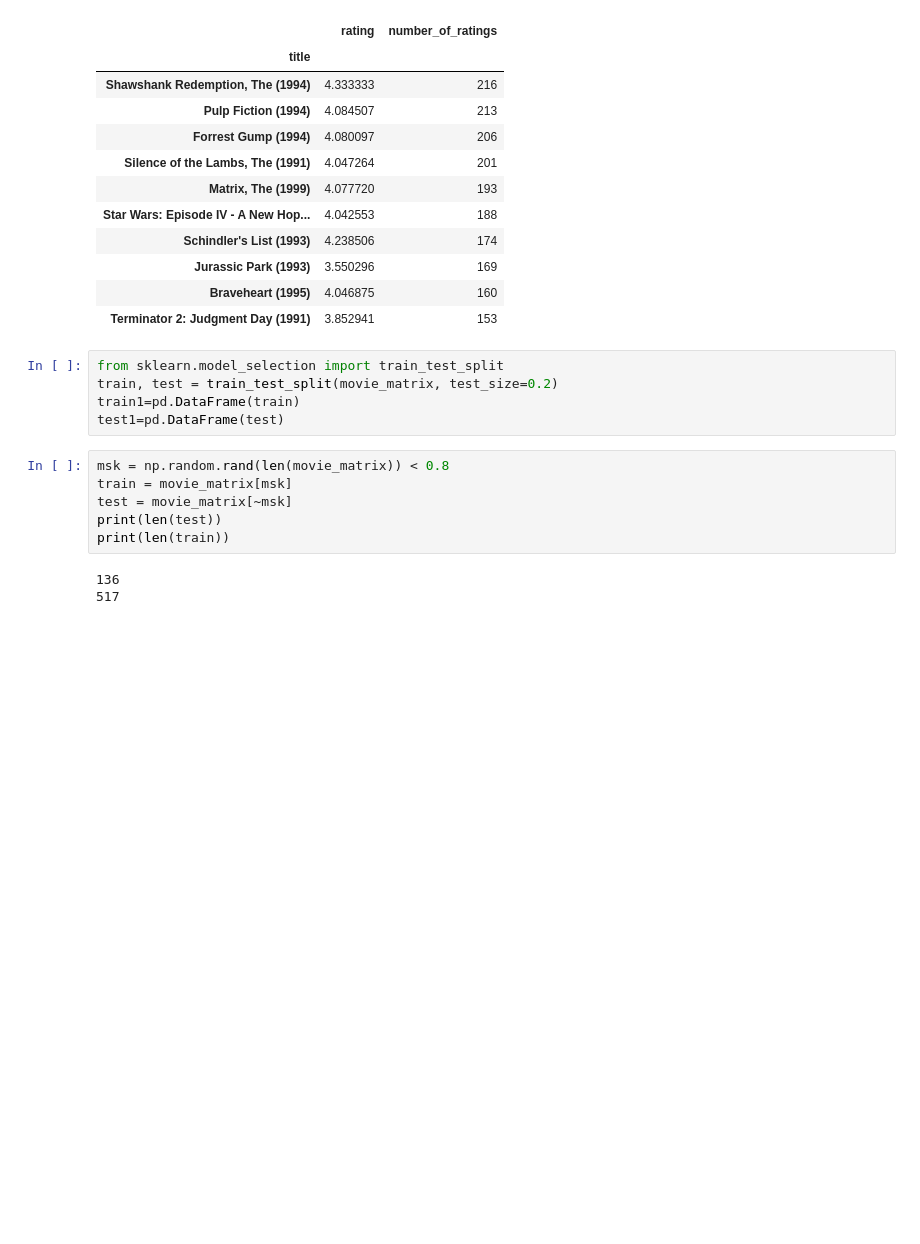
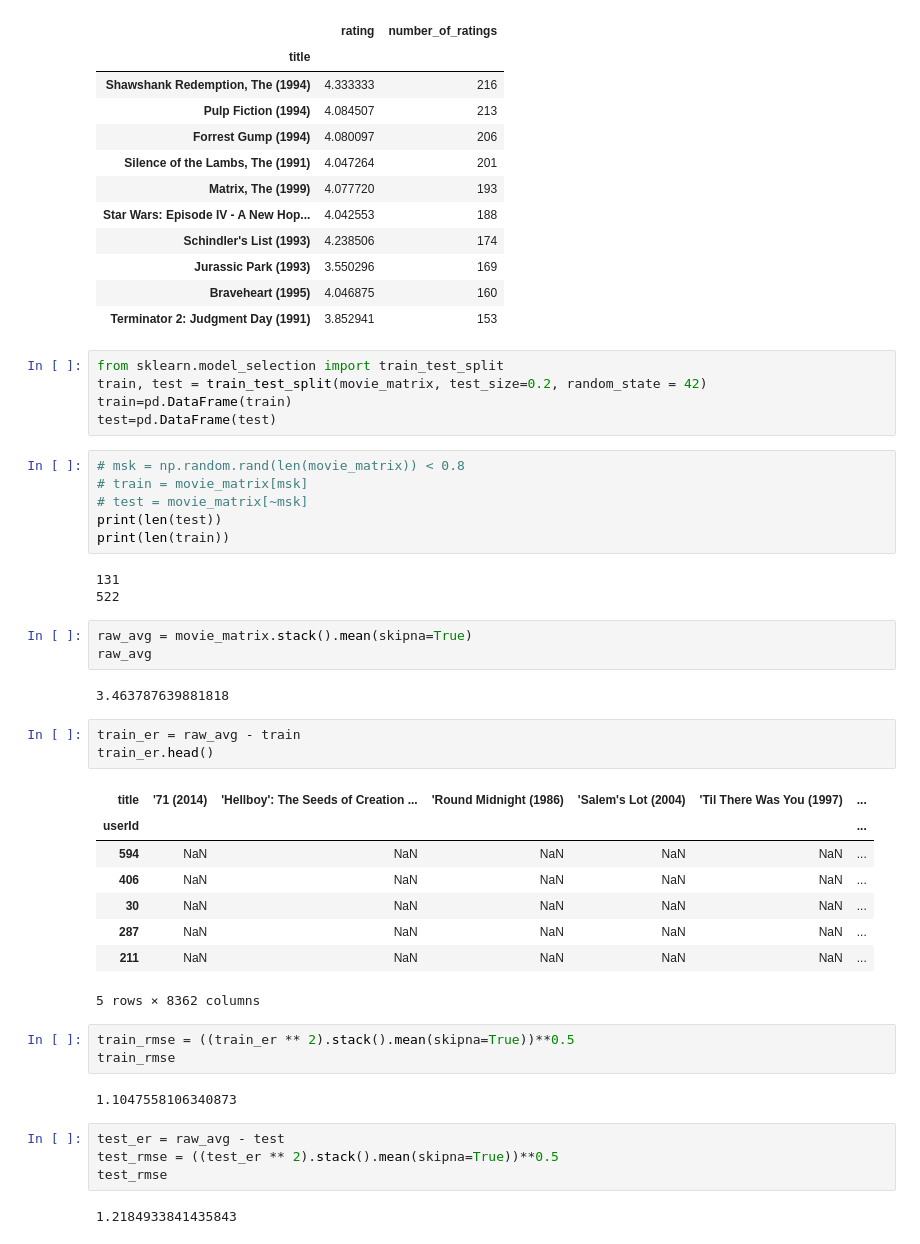
Before and after one commit to salma71/MSDS_SU2020, a Jupyter notebook: Basic_recommender_1.ipynb, the cells around one changed output. Cells and saved outputs as stored; diff of their text form; blank space fills up the shorter version.

Commit message:
calculate the RMSE

```diff
--- a/Basic_recommender_1.ipynb
+++ b/Basic_recommender_1.ipynb
@@ -137,15 +150,43 @@ ratings.sort_values('number_of_ratings', ascending=False).head(10)
 | Terminator 2: Judgment Day (1991) | 3.852941 | 153 |
 # %%
 from sklearn.model_selection import train_test_split
-train, test = train_test_split(movie_matrix, test_size=0.2)
-train1=pd.DataFrame(train)
-test1=pd.DataFrame(test)
+train, test = train_test_split(movie_matrix, test_size=0.2, random_state = 42)
+train=pd.DataFrame(train)
+test=pd.DataFrame(test)
 # %%
-msk = np.random.rand(len(movie_matrix)) < 0.8
-train = movie_matrix[msk]
-test = movie_matrix[~msk]
+# msk = np.random.rand(len(movie_matrix)) < 0.8
+# train = movie_matrix[msk]
+# test = movie_matrix[~msk]
 print(len(test))
 print(len(train))
 # %% [output]
-136
-517
+131
+522
+# %%
+raw_avg = movie_matrix.stack().mean(skipna=True)
+raw_avg
+# %% [output]
+3.463787639881818
+# %%
+train_er = raw_avg - train
+train_er.head()
+# %% [output]
+| title | '71 (2014) | 'Hellboy': The Seeds of Creation ... | 'Round Midnight (1986) | 'Salem's Lot (2004) | 'Til There Was You (1997) | ... |
+| userId |  |  |  |  |  | ... |
+| 594 | NaN | NaN | NaN | NaN | NaN | ... |
+| 406 | NaN | NaN | NaN | NaN | NaN | ... |
+| 30 | NaN | NaN | NaN | NaN | NaN | ... |
+| 287 | NaN | NaN | NaN | NaN | NaN | ... |
+| 211 | NaN | NaN | NaN | NaN | NaN | ... |
+5 rows × 8362 columns
+# %%
+train_rmse = ((train_er ** 2).stack().mean(skipna=True))**0.5
+train_rmse
+# %% [output]
+1.1047558106340873
+# %%
+test_er = raw_avg - test
+test_rmse = ((test_er ** 2).stack().mean(skipna=True))**0.5
+test_rmse
+# %% [output]
+1.2184933841435843
```
Also changed, not shown: parts of 3 cells of this notebook.
